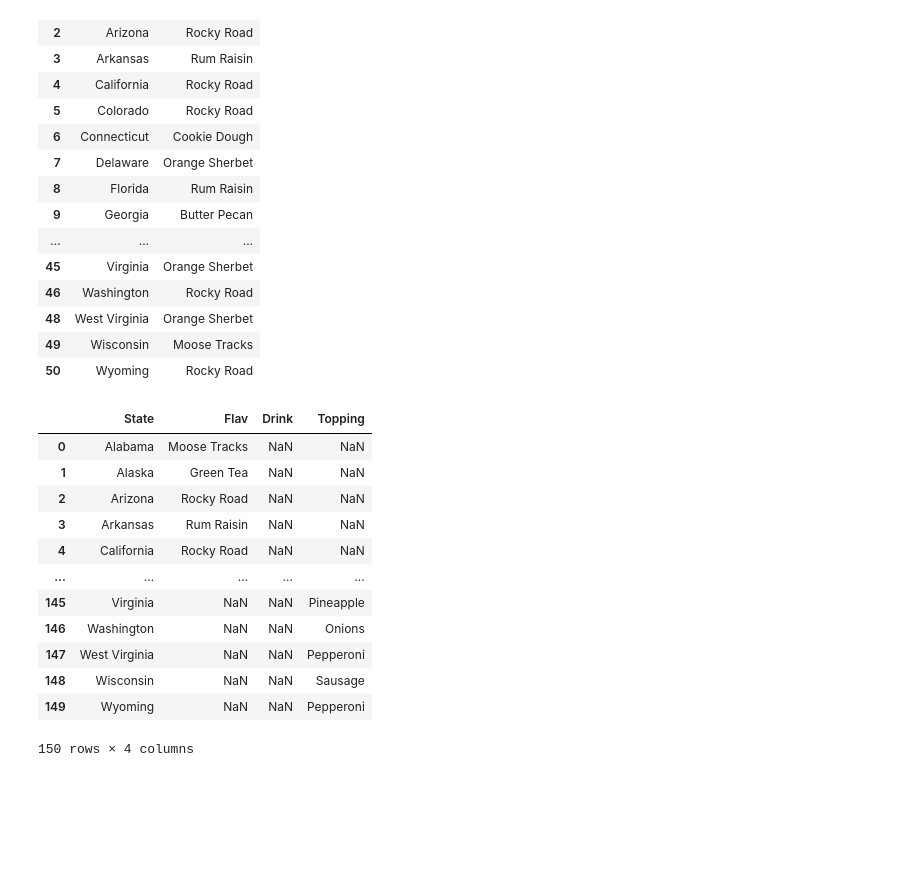
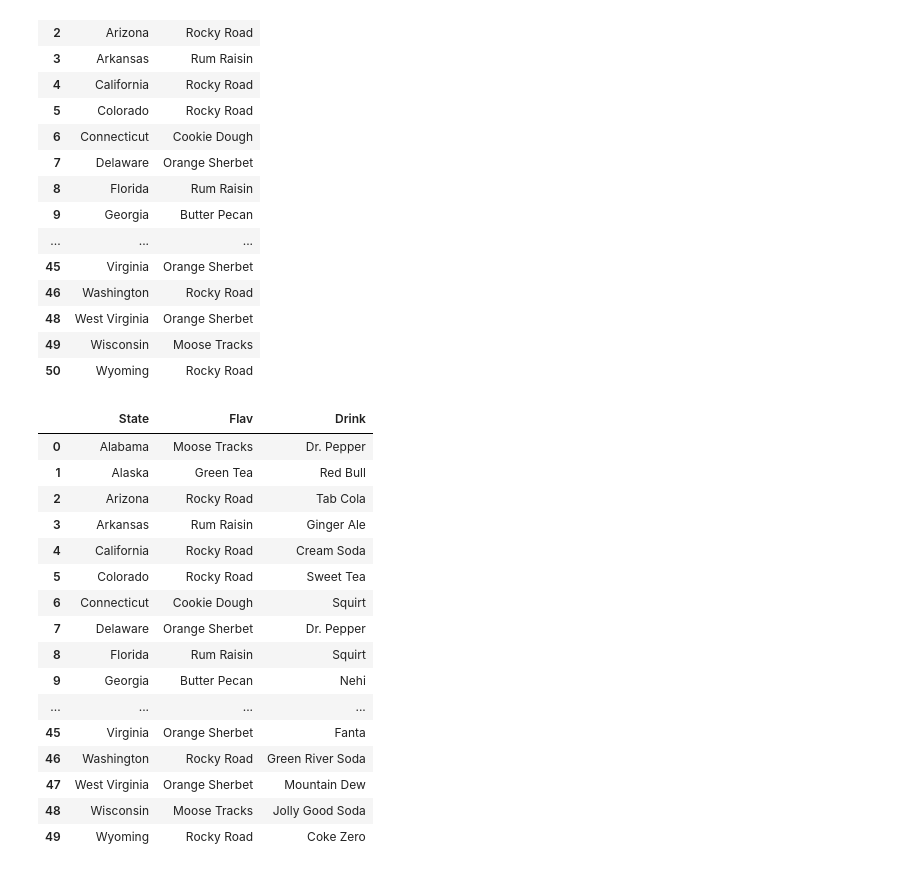
Before and after one commit to wipa12/Tastesbystate, a Jupyter notebook: Tastebystate.ipynb, the cells around one changed output. Cells and saved outputs as stored; diff of their text form; code cells hidden in the pictures; blank space fills up the shorter version.

```diff
--- a/Tastebystate.ipynb
+++ b/Tastebystate.ipynb
@@ -101,16 +98,0 @@ df1 = pd.concat([df1, df2, df3],  ignore_index=True , join='outer')
-# %%
-df1
-# %% [output]
-|  | State | Flav | Drink | Topping |
-| 0 | Alabama | Moose Tracks | NaN | NaN |
-| 1 | Alaska | Green Tea | NaN | NaN |
-| 2 | Arizona | Rocky Road | NaN | NaN |
-| 3 | Arkansas | Rum Raisin | NaN | NaN |
-| 4 | California | Rocky Road | NaN | NaN |
-| ... | ... | ... | ... | ... |
-| 145 | Virginia | NaN | NaN | Pineapple |
-| 146 | Washington | NaN | NaN | Onions |
-| 147 | West Virginia | NaN | NaN | Pepperoni |
-| 148 | Wisconsin | NaN | NaN | Sausage |
-| 149 | Wyoming | NaN | NaN | Pepperoni |
-150 rows × 4 columns
@@ -116,0 +101,20 @@ df1
+# %%
+df4
+# %% [output]
+|  | State | Flav | Drink |
+| 0 | Alabama | Moose Tracks | Dr. Pepper |
+| 1 | Alaska | Green Tea | Red Bull |
+| 2 | Arizona | Rocky Road | Tab Cola |
+| 3 | Arkansas | Rum Raisin | Ginger Ale |
+| 4 | California | Rocky Road | Cream Soda |
+| 5 | Colorado | Rocky Road | Sweet Tea |
+| 6 | Connecticut | Cookie Dough | Squirt |
+| 7 | Delaware | Orange Sherbet | Dr. Pepper |
+| 8 | Florida | Rum Raisin | Squirt |
+| 9 | Georgia | Butter Pecan | Nehi |
+| ... | ... | ... | ... |
+| 45 | Virginia | Orange Sherbet | Fanta |
+| 46 | Washington | Rocky Road | Green River Soda |
+| 47 | West Virginia | Orange Sherbet | Mountain Dew |
+| 48 | Wisconsin | Moose Tracks | Jolly Good Soda |
+| 49 | Wyoming | Rocky Road | Coke Zero |
```
Also changed, not shown: parts of 4 cells of this notebook.
